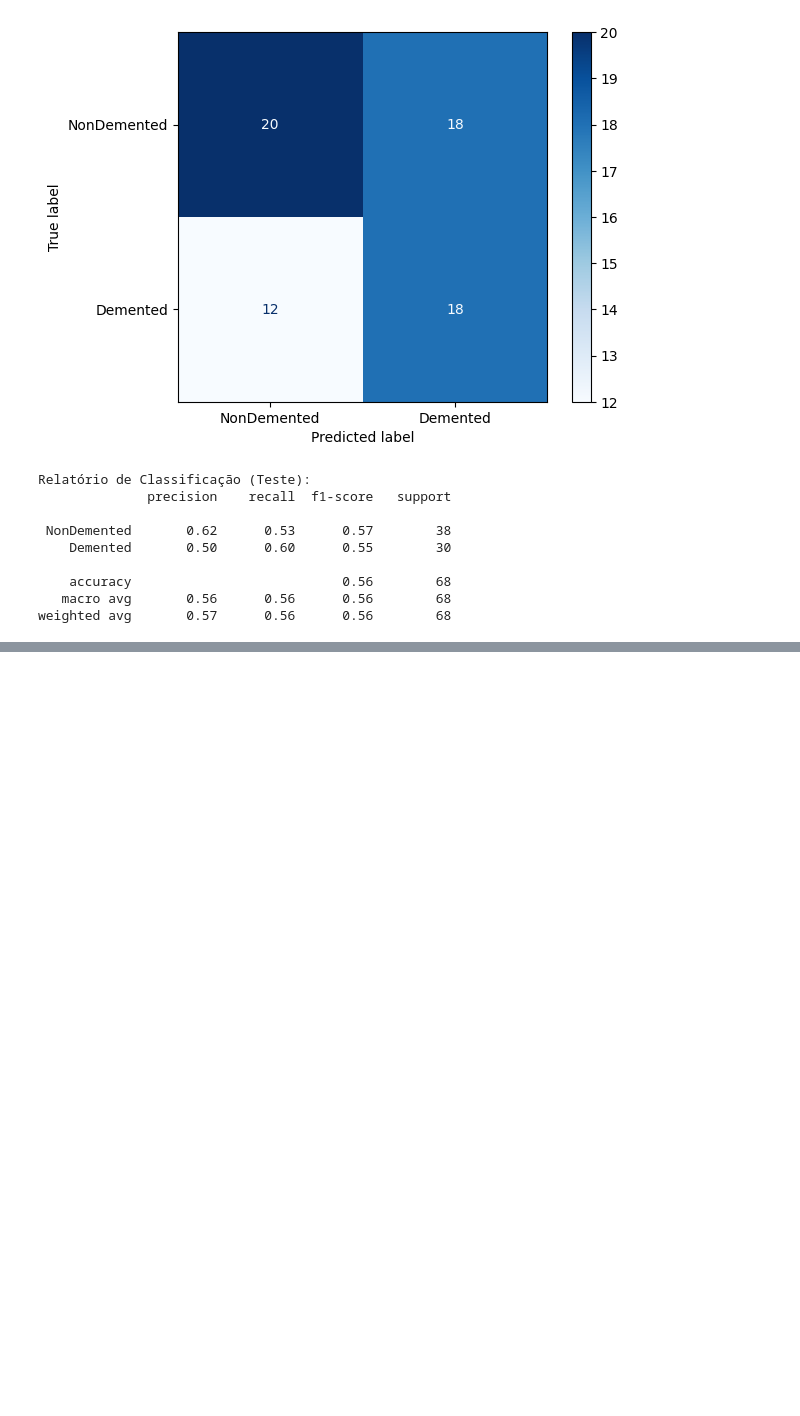
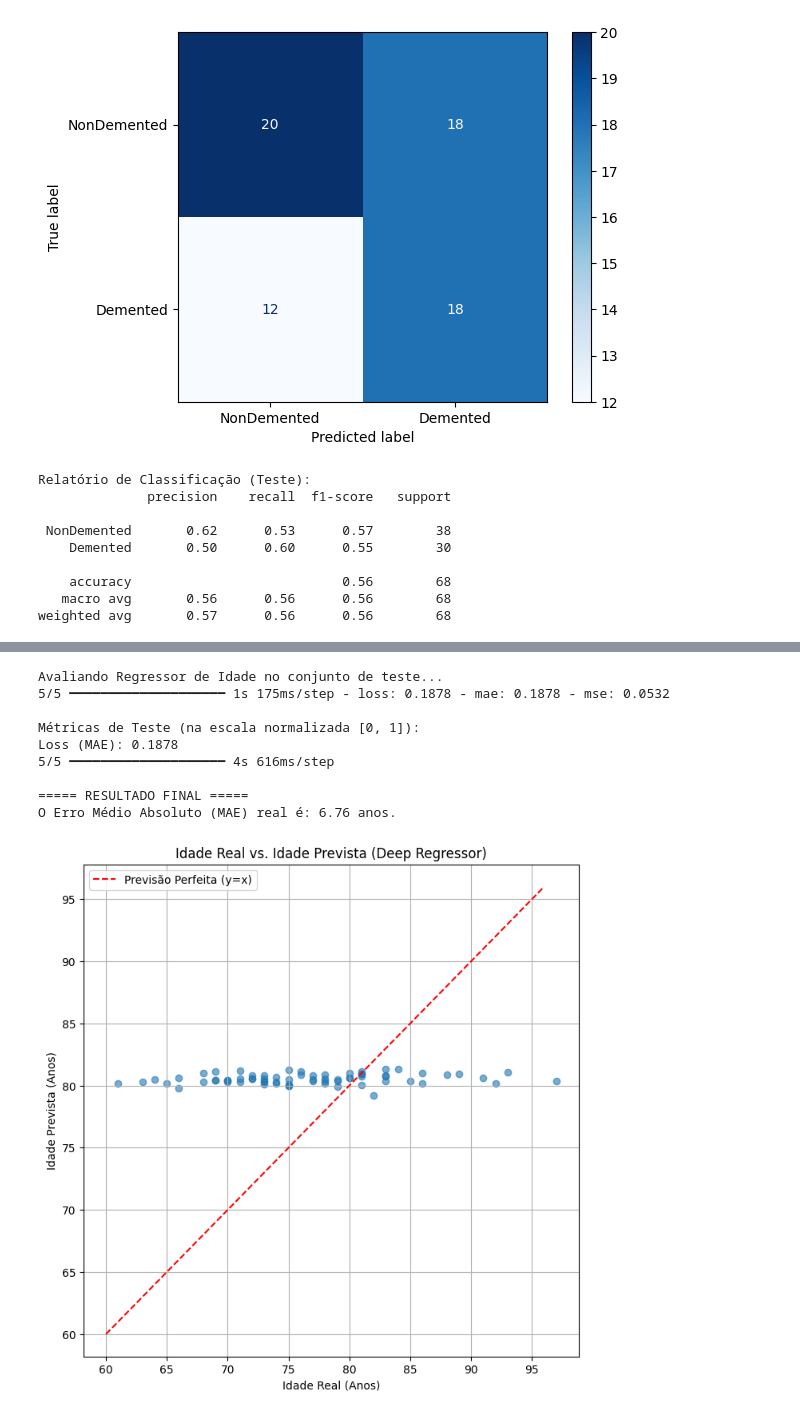
Before and after one commit to pdMiranda/PAI, a Jupyter notebook: Trabalho/src/efficient_net.ipynb, the cells around one changed output, grey strips where cells are left out. Cells and saved outputs as stored; diff of their text form; code cells hidden in the pictures; blank space fills up the shorter version.

Commit message:
Regressao para idade

```diff
--- a/Trabalho/src/efficient_net.ipynb
+++ b/Trabalho/src/efficient_net.ipynb
@@ -411,0 +495,13 @@ weighted avg       0.57      0.56      0.56        68
+# %%
+# --- TREINAMENTO (PASSO 1) DO REGRESSOR ---
+
+print("Iniciando treinamento (Passo 1) do Regressor de Idade...")
+
+# Usamos os datasets de regressão (_reg)
+reg_history = reg_model.fit(
+    train_ds_reg,
+    epochs=EPOCHS,
+    validation_data=val_ds_reg
+)
+
+print("Treinamento (Passo 1) concluído.")
@@ -411,0 +571,52 @@ weighted avg       0.57      0.56      0.56        68
+# %%
+from sklearn.metrics import mean_absolute_error
+
+# --- AVALIAÇÃO DO REGRESSOR (COM DESNORMALIZAÇÃO) ---
+
+print("Avaliando Regressor de Idade no conjunto de teste...")
+
+# 1. Avaliação do Keras (ainda na escala [0, 1])
+results_reg_norm = reg_model.evaluate(test_ds_reg)
+print("\nMétricas de Teste (na escala normalizada [0, 1]):")
+print(f"Loss (MAE): {results_reg_norm[0]:.4f}")
+
+# 2. Obter predições (escaladas em [0, 1])
+y_pred_norm = reg_model.predict(test_ds_reg).flatten()
+
+# 3. Obter idades reais (não-normalizadas)
+# (Graças ao `is_training=False` no test_ds_reg, a ordem está correta)
+y_true_real = test_paths_reg['age_original'].values
+
+# 4. DESNORMALIZAR as predições
+y_pred_real = (y_pred_norm * (age_max - age_min)) + age_min
+
+# 5. Calcular MAE real (em anos)
+mae_real = mean_absolute_error(y_true_real, y_pred_real)
+
+print(f"\n===== RESULTADO FINAL =====")
+print(f"O Erro Médio Absoluto (MAE) real é: {mae_real:.2f} anos.")
+
+# 6. Plotar Gráfico de Dispersão (Idade Real vs. Idade Prevista)
+plt.figure(figsize=(8, 8))
+plt.scatter(y_true_real, y_pred_real, alpha=0.6)
+plt.title('Idade Real vs. Idade Prevista (Deep Regressor)')
+plt.xlabel('Idade Real (Anos)')
+plt.ylabel('Idade Prevista (Anos)')
+
+# Adiciona uma linha 'perfeita' (y=x) para referência
+lims = [age_min, age_max] # Usar o min/max de treino para a linha
+plt.plot(lims, lims, 'r--', label='Previsão Perfeita (y=x)')
+plt.legend()
+plt.grid(True)
+plt.show()
+# %% [output]
+Avaliando Regressor de Idade no conjunto de teste...
+5/5 ━━━━━━━━━━━━━━━━━━━━ 1s 175ms/step - loss: 0.1878 - mae: 0.1878 - mse: 0.0532
+
+Métricas de Teste (na escala normalizada [0, 1]):
+Loss (MAE): 0.1878
+5/5 ━━━━━━━━━━━━━━━━━━━━ 4s 616ms/step
+
+===== RESULTADO FINAL =====
+O Erro Médio Absoluto (MAE) real é: 6.76 anos.
+[figure, added]
```
Also changed, not shown: parts of 4 cells of this notebook.
